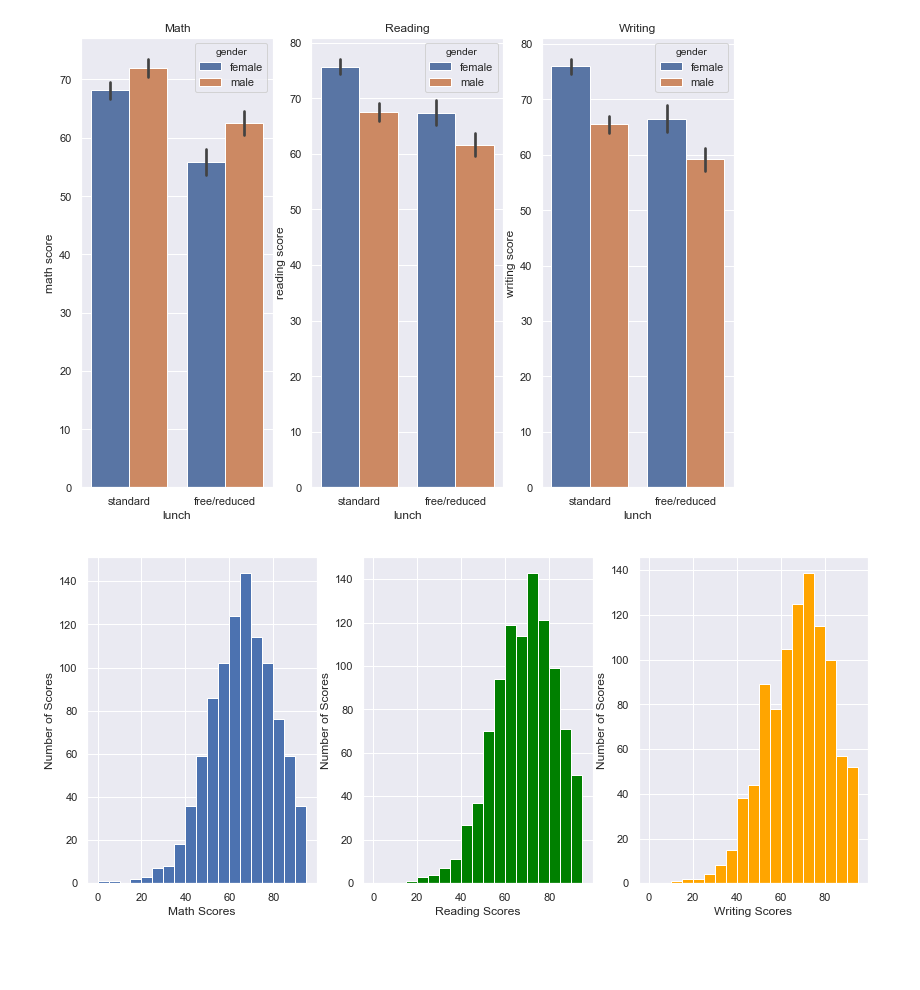
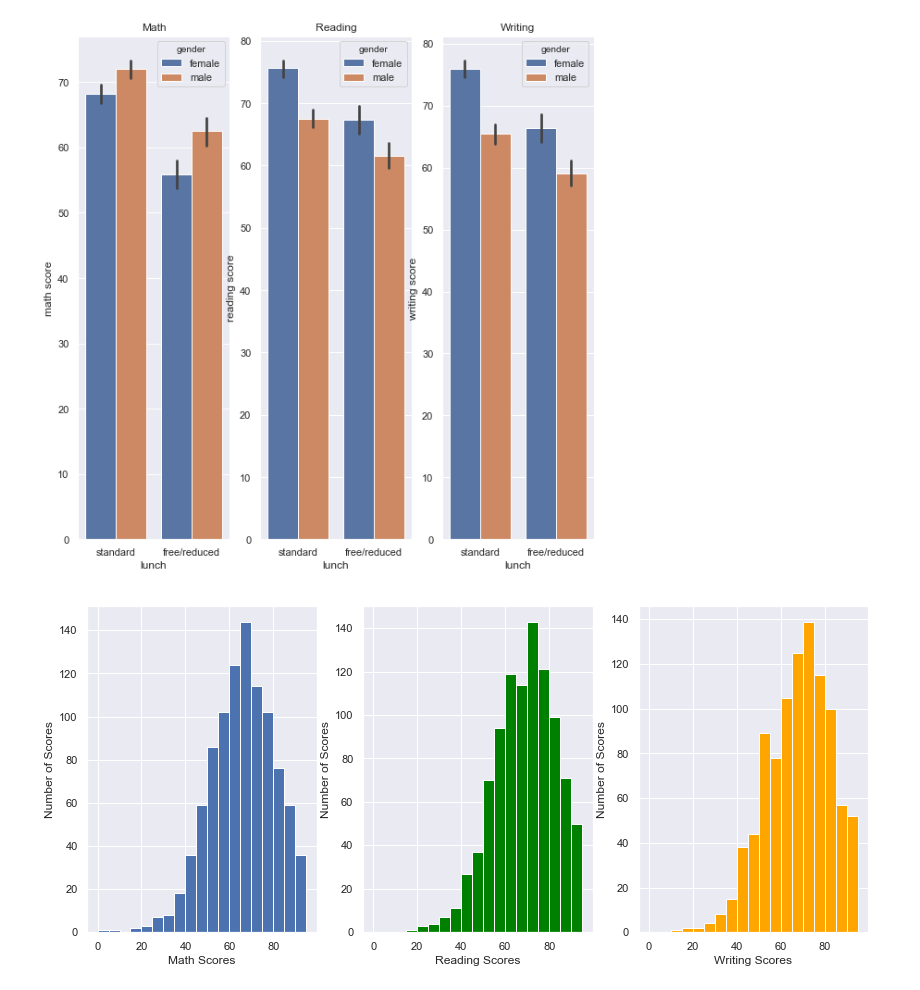
Before and after one commit to kwang93/glowing-parakeet, a Jupyter notebook: DataMiningProj.ipynb, the cells around one changed output. Cells and saved outputs as stored; diff of their text form; code cells hidden in the pictures; blank space fills up the shorter version.

```diff
--- a/DataMiningProj.ipynb
+++ b/DataMiningProj.ipynb
@@ -30,16 +74,17 @@ data.describe()
 # %%
+figure(figsize=(10,10))
 plt.subplot(1, 3, 1)
 sns.barplot(x='lunch',y='math score',data=data,hue='gender')
 plt.title('Math')
 plt.subplot(1, 3, 2)
 sns.barplot(x='lunch',y='reading score',data=data,hue='gender')
 plt.title('Reading')
 plt.subplot(1, 3, 3)
 sns.barplot(x='lunch',y='writing score',data=data,hue='gender')
 plt.title('Writing')
 plt.show()
 # %% [output]
-[figure, old version]
+[figure, new version]
 # %%
 bins = np.arange(start=0, stop=100, step=5)
 
```
Also changed, not shown: parts of 5 cells of this notebook, 1 other file.
